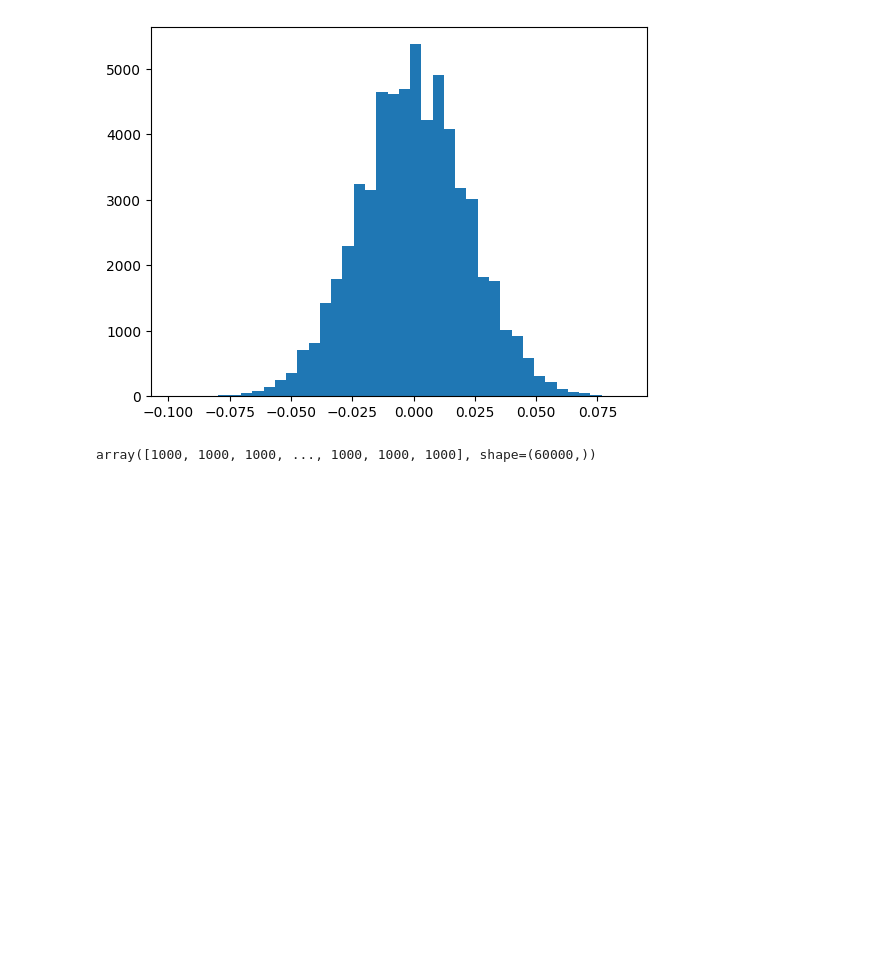
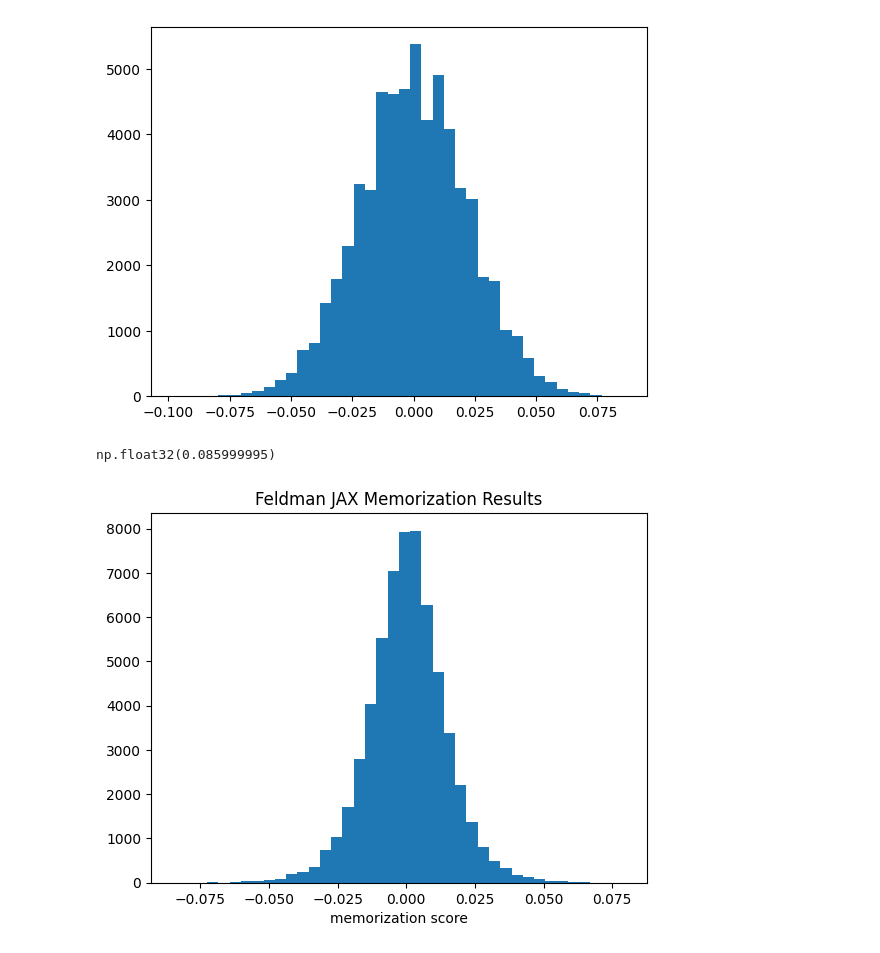
Before and after one commit to tuedo2/deepfool-memorization, a Jupyter notebook: fashionMNIST.ipynb, the cells around one changed output. Drawn from its saved outputs; the diff is of its cells as text; code cells hidden in the pictures; blank space fills up the shorter version.

```diff
--- a/fashionMNIST.ipynb
+++ b/fashionMNIST.ipynb
@@ -17,7 +19,7 @@ batch_size=256
 # %%
 from cnn import CNN
 # %%
-trainloader = torch.utils.data.DataLoader(dataset=fashion, batch_size=128, shuffle=True)
+trainloader = torch.utils.data.DataLoader(dataset=fashion, batch_size=128, shuffle=False)
 testloader = torch.utils.data.DataLoader(dataset=test, batch_size=128, shuffle=False)
 # %%
 def load_subset(idx):
@@ -69,6 +71,6 @@ def get_correctness():
 trainset_mask, trainset_correctness = get_correctness()
 with open('correctness.npy', 'wb') as f:
     np.save(f, trainset_correctness)
-with open('trainset_mask.py', 'wb') as f:
+with open('trainset_mask.npy', 'wb') as f:
     np.save(f, trainset_mask)
 # %% [output]
@@ -127,7 +93,19 @@ plt.hist(mem_est, bins=40)
 plt.show()
 # %% [output]
 [figure]
-# %%
-np.sum(trainset_mask, axis=0)
-# %% [output]
-array([1000, 1000, 1000, ..., 1000, 1000, 1000], shape=(60000,))
+# %%
+np.max(mem_est)
+# %% [output]
+np.float32(0.085999995)
+# %%
+with open('infl_mem.npz', 'rb') as f:
+    feldman_dict = np.load('infl_mem.npz')
+# %%
+feldman_memorization = feldman_dict['memorization']
+# %%
+plt.hist(feldman_memorization, bins=40)
+plt.title('Feldman JAX Memorization Results')
+plt.xlabel('memorization score')
+plt.show()
+# %% [output]
+[figure, added]
```
Also changed, not shown: parts of 6 cells of this notebook, 3 other files.
